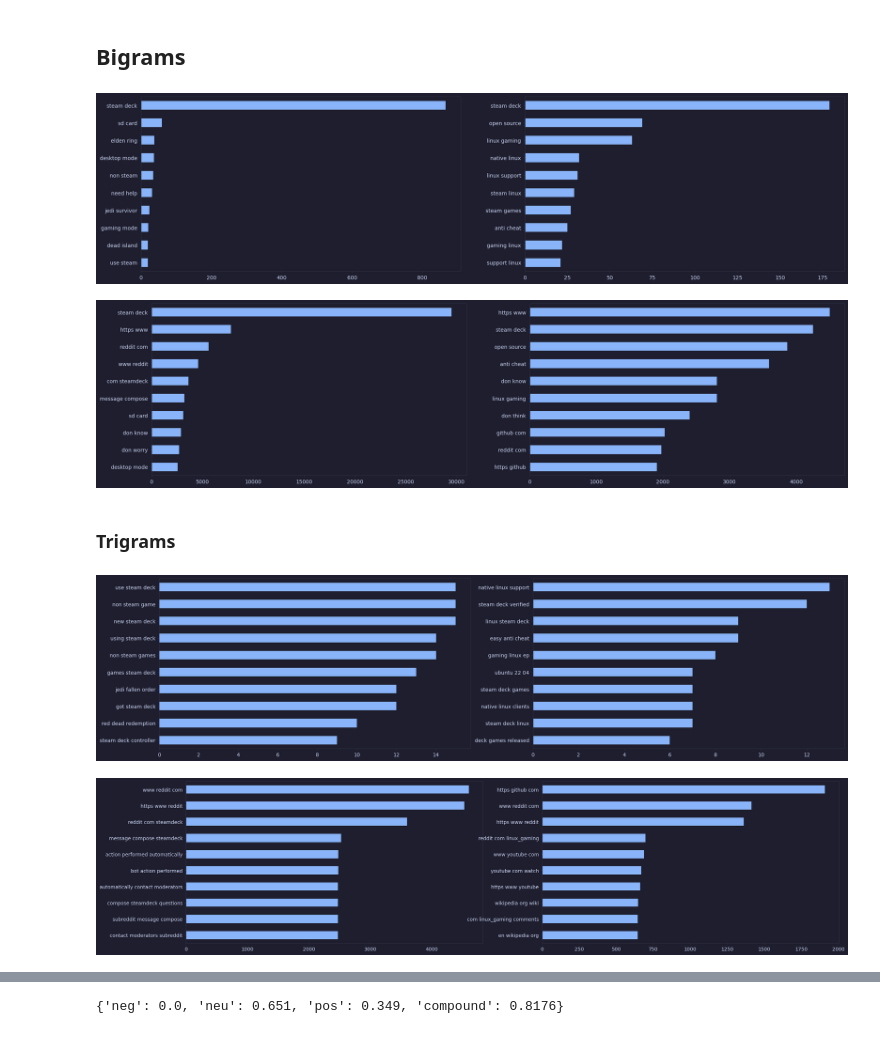
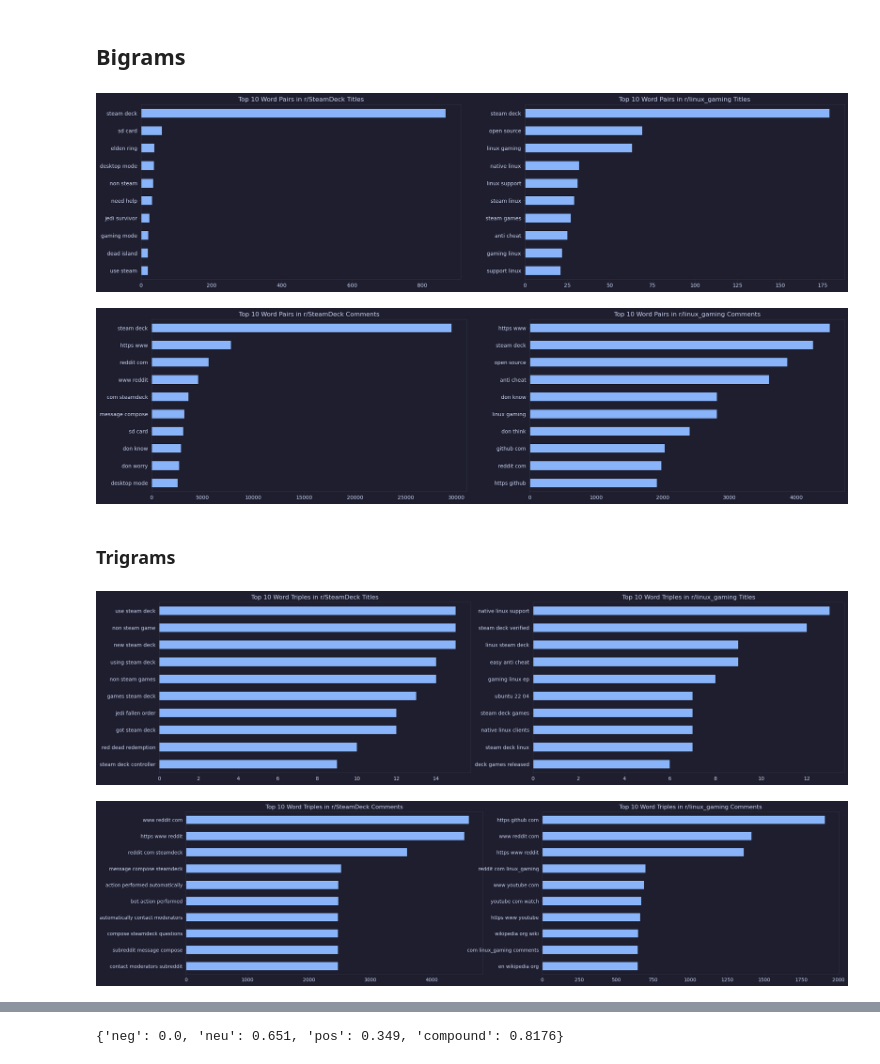
Before and after one commit to EKYS12/NLP_Reddit_linux_gaming_and_Steamdeck, a Jupyter notebook: notebooks/cleaning_and_eda.ipynb, the cells around one changed output, grey strips where cells are left out. Saved outputs shown, nothing was run; the diff lists cells and outputs as text; code cells hidden in the pictures.

```diff
--- a/notebooks/cleaning_and_eda.ipynb
+++ b/notebooks/cleaning_and_eda.ipynb
@@ -520,23 +590,31 @@ lg_comments_vect_df = pd.DataFrame(lg_comments_vect.todense(), columns=cv.get_fe
 # %%
 # Right Plot is r/SteamDeck and Left Plot is r/linux_gaming
 fig, ax = plt.subplots(1, 2, figsize=(24,6))
 sd_titles_vect_df.sum().sort_values(ascending=False).head(10).plot(kind='barh', ax=ax[0])
 lg_titles_vect_df.sum().sort_values(ascending=False).head(10).plot(kind='barh', ax=ax[1])
 
+ax[0].set_title('Top 10 Word Pairs in r/SteamDeck Titles')
+ax[1].set_title('Top 10 Word Pairs in r/linux_gaming Titles')
+
 ax[0].invert_yaxis()
 ax[1].invert_yaxis();
+# fig.savefig('../images/title_top_10_bigrams.png')
 # %% [output]
-[figure, old version]
+[figure, new version]
 # %%
 # Right Plot is r/SteamDeck and Left Plot is r/linux_gaming
 fig, ax = plt.subplots(1, 2, figsize=(24,6))
 sd_comments_vect_df.sum().sort_values(ascending=False).head(10).plot(kind='barh', ax=ax[0])
 lg_comments_vect_df.sum().sort_values(ascending=False).head(10).plot(kind='barh', ax=ax[1])
 
+ax[0].set_title('Top 10 Word Pairs in r/SteamDeck Comments')
+ax[1].set_title('Top 10 Word Pairs in r/linux_gaming Comments')
+
 ax[0].invert_yaxis()
 ax[1].invert_yaxis();
+# fig.savefig('../images/comment_top_10_bigrams.png')
 # %% [output]
-[figure, old version]
+[figure, new version]
 # %% [markdown]
 ### Trigrams
 # %%
@@ -559,18 +637,28 @@ fig, ax = plt.subplots(1, 2, figsize=(24,6))
 sd_titles_vect_df.sum().sort_values(ascending=False).head(10).plot(kind='barh', ax=ax[0])
 lg_titles_vect_df.sum().sort_values(ascending=False).head(10).plot(kind='barh', ax=ax[1])
 
+ax[0].set_title('Top 10 Word Triples in r/SteamDeck Titles')
+ax[1].set_title('Top 10 Word Triples in r/linux_gaming Titles')
+
 ax[0].invert_yaxis()
 ax[1].invert_yaxis();
+
+# fig.savefig('../images/title_top_10_trigrams.png')
 # %% [output]
-[figure, old version]
+[figure, new version]
 # %%
 # Right Plot is r/SteamDeck and Left Plot is r/linux_gaming
 fig, ax = plt.subplots(1, 2, figsize=(24,6))
 sd_comments_vect_df.sum().sort_values(ascending=False).head(10).plot(kind='barh', ax=ax[0])
 lg_comments_vect_df.sum().sort_values(ascending=False).head(10).plot(kind='barh', ax=ax[1])
 
+ax[0].set_title('Top 10 Word Triples in r/SteamDeck Comments')
+ax[1].set_title('Top 10 Word Triples in r/linux_gaming Comments')
+
 ax[0].invert_yaxis()
 ax[1].invert_yaxis();
+
+# fig.savefig('../images/comment_top_10_trigrams.png')
 # %% [output]
-[figure, old version]
+[figure, new version]
 # %% [markdown]
```
Also changed, not shown: parts of 43 cells of this notebook, 24 other files.
